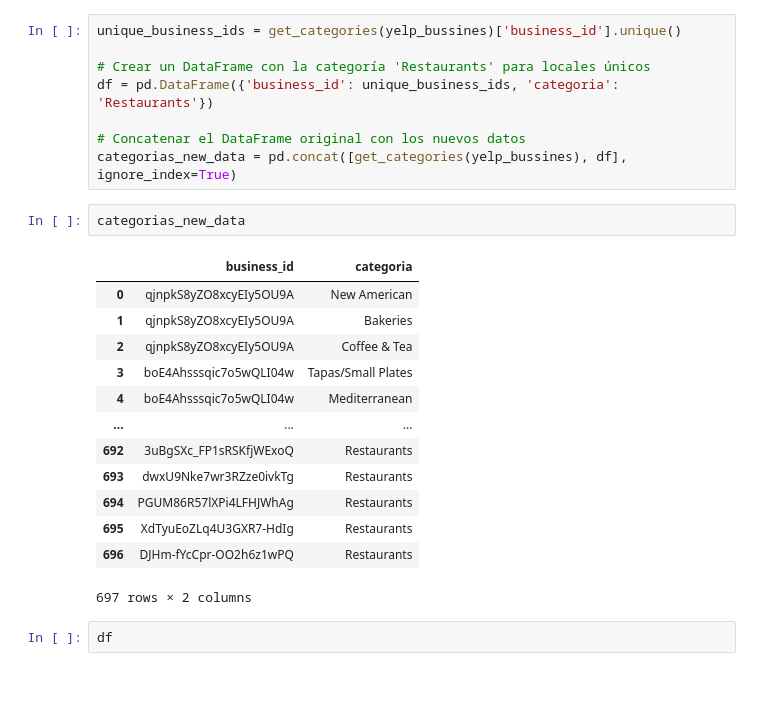
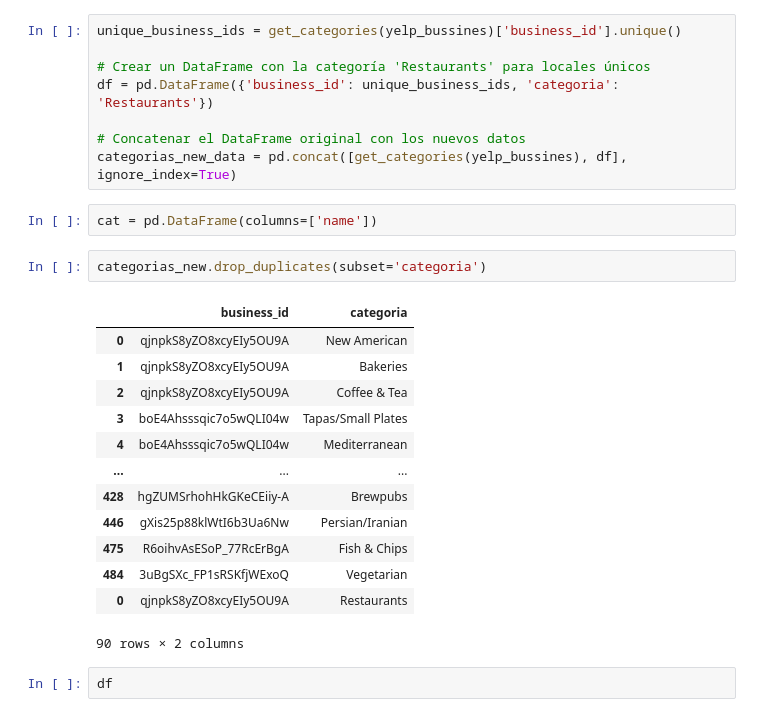
Before and after one commit to Paniceres/GP_Henry, a Jupyter notebook: datasets/api/etl_ingesta.ipynb, the cells around one changed output. Saved outputs shown, nothing was run; the diff lists cells and outputs as text; blank space fills up the shorter version.

```diff
--- a/datasets/api/etl_ingesta.ipynb
+++ b/datasets/api/etl_ingesta.ipynb
@@ -506,22 +504,24 @@ df = pd.DataFrame({'business_id': unique_business_ids, 'categoria': 'Restaurants
 
 # Concatenar el DataFrame original con los nuevos datos
 categorias_new_data = pd.concat([get_categories(yelp_bussines), df], ignore_index=True)
-# %%
-categorias_new_data
-# %% [output]
-|  | business_id | categoria |
-| 0 | qjnpkS8yZO8xcyEIy5OU9A | New American |
-| 1 | qjnpkS8yZO8xcyEIy5OU9A | Bakeries |
-| 2 | qjnpkS8yZO8xcyEIy5OU9A | Coffee & Tea |
-| 3 | boE4Ahsssqic7o5wQLI04w | Tapas/Small Plates |
-| 4 | boE4Ahsssqic7o5wQLI04w | Mediterranean |
-| ... | ... | ... |
-| 692 | 3uBgSXc_FP1sRSKfjWExoQ | Restaurants |
-| 693 | dwxU9Nke7wr3RZze0ivkTg | Restaurants |
-| 694 | PGUM86R57lXPi4LFHJWhAg | Restaurants |
-| 695 | XdTyuEoZLq4U3GXR7-HdIg | Restaurants |
-| 696 | DJHm-fYcCpr-OO2h6z1wPQ | Restaurants |
-697 rows × 2 columns
+# %%
+cat = pd.DataFrame(columns=['name'])
+# %%
+categorias_new.drop_duplicates(subset='categoria')
+# %% [output]
+|  | business_id | categoria |
+| 0 | qjnpkS8yZO8xcyEIy5OU9A | New American |
+| 1 | qjnpkS8yZO8xcyEIy5OU9A | Bakeries |
+| 2 | qjnpkS8yZO8xcyEIy5OU9A | Coffee & Tea |
+| 3 | boE4Ahsssqic7o5wQLI04w | Tapas/Small Plates |
+| 4 | boE4Ahsssqic7o5wQLI04w | Mediterranean |
+| ... | ... | ... |
+| 428 | hgZUMSrhohHkGKeCEiiy-A | Brewpubs |
+| 446 | gXis25p88klWtI6b3Ua6Nw | Persian/Iranian |
+| 475 | R6oihvAsESoP_77RcErBgA | Fish & Chips |
+| 484 | 3uBgSXc_FP1sRSKfjWExoQ | Vegetarian |
+| 0 | qjnpkS8yZO8xcyEIy5OU9A | Restaurants |
+90 rows × 2 columns
 # %%
 df
 # %% [output]
```
Also changed, not shown: parts of 2 cells of this notebook, 1 other file.
